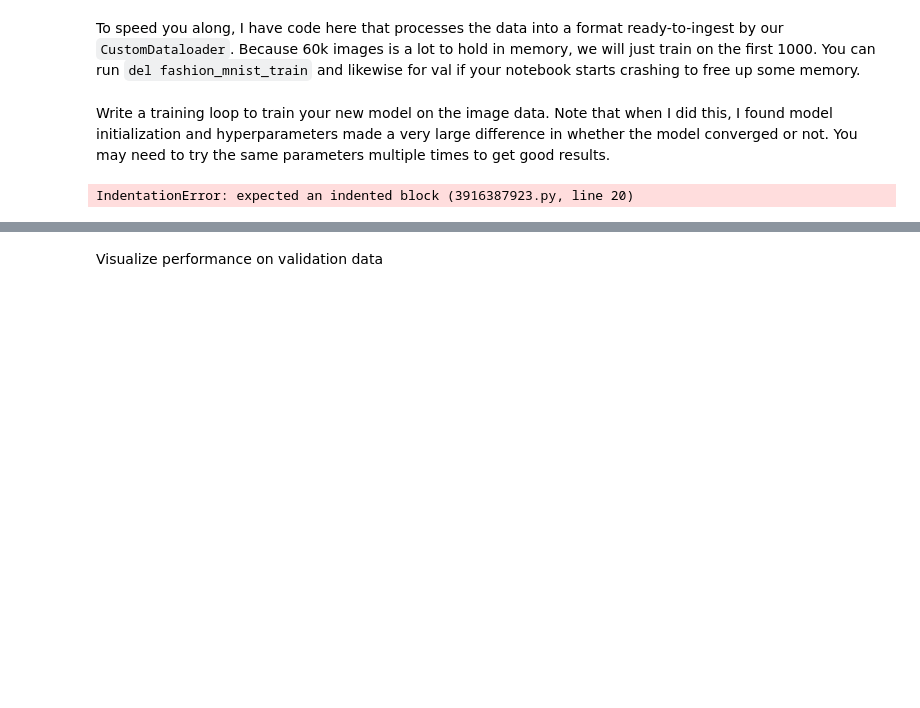
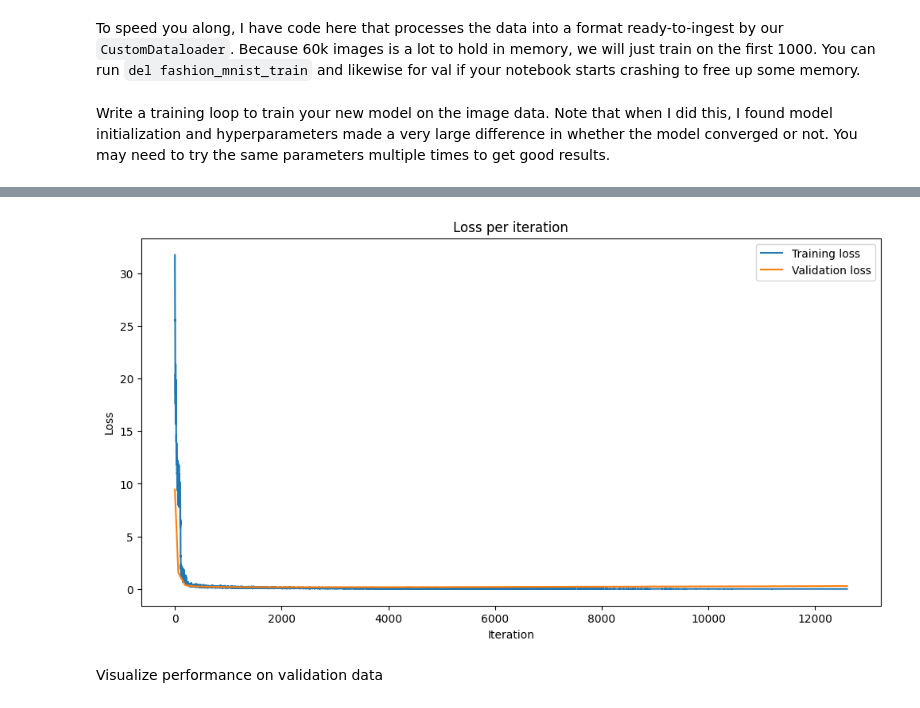
Before and after one commit to astrinisie/ECEGR4750, a Jupyter notebook: labs/week09/9_CNN.ipynb, the cells around one changed output, grey strips where cells are left out. Drawn from its saved outputs; the diff is of its cells as text; code cells hidden in the pictures; blank space fills up the shorter version.

```diff
--- a/labs/week09/9_CNN.ipynb
+++ b/labs/week09/9_CNN.ipynb
@@ -246,6 +264,7 @@ y_val[torch.arange(len(y)), y] = 1
 Write a training loop to train your new model on the image data. Note that when I did this, I found model initialization and hyperparameters made a very large difference in whether the model converged or not. You may need to try the same parameters multiple times to get good results.
 # %%
 from dataloader import CustomDataloader
+import tqdm
 
 train_dataloader = CustomDataloader(x = x_train, y = y_train, batch_size=16, randomize=True)
 val_dataloader = CustomDataloader(x = x_val, y = y_val, batch_size=16, randomize=False)
@@ -253,6 +272,7 @@ val_dataloader = CustomDataloader(x = x_val, y = y_val, batch_size=16, randomize
 model = CNNClassifier(10)
 
 # instantiate your optimizer
+optimizer = torch.optim.Adam(model.parameters(), lr=1e-4)
 
 # log your losses
 train_losses = []
@@ -263,7 +283,41 @@ epochs = 200
 
 # define your loss function for multiclass classification task
 # BCE does binary cross entropy automatically for each class
+loss_fn = torch.nn.BCELoss(reduction='none')
 
 for _ in tqdm.tqdm(range(epochs)):
+    losses = []
+    for _ in range(train_dataloader.num_batches_per_epoch):
+        # training data forward pass
+        optimizer.zero_grad()
+        train_batch = train_dataloader.fetch_batch()
+        yhat = model(train_batch['x_batch'])
+        train_loss = torch.mean(loss_fn(yhat, train_batch['y_batch']))
+
+        # training data backward pass
+        train_loss.backward()
+        optimizer.step()
+        losses.append(train_loss.detach().numpy())
+
+    # personally, I like to visualize the loss per every iteration, rather than every epoch. I find it more useful to diagnose issues
+    train_losses.extend(losses)
+
+    losses = []
+    for _ in range(val_dataloader.num_batches_per_epoch):
+        # validation data forward pass only
+        val_batch = val_dataloader.fetch_batch()
+        yhat = model(val_batch['x_batch'])
+        val_loss = torch.mean(loss_fn(yhat, val_batch['y_batch']),axis=0)
+        losses.append(val_loss.detach().numpy())
+    # epoch-level logging for validation though usually makes the most sense
+    val_losses.append(np.mean(losses))
-# %% [output]
-IndentationError: expected an indented block (3916387923.py, line 20)
+# %%
+plt.figure(0, figsize = (12,6))
+plt.title('Loss per iteration')
+plt.xlabel('Iteration')
+plt.ylabel('Loss')
+plt.plot(train_losses)
+plt.plot(np.linspace(0,len(train_losses),epochs), val_losses)
+plt.legend(["Training loss","Validation loss"])
+print('Final validation loss:',val_losses[-1])
+# %% [output]
@@ -270,2 +325,3 @@ IndentationError: expected an indented block (3916387923.py, line 20)
+[figure, added]
 # %% [markdown]
 Visualize performance on validation data
```
Also changed, not shown: parts of 7 cells of this notebook, 5 other files.
